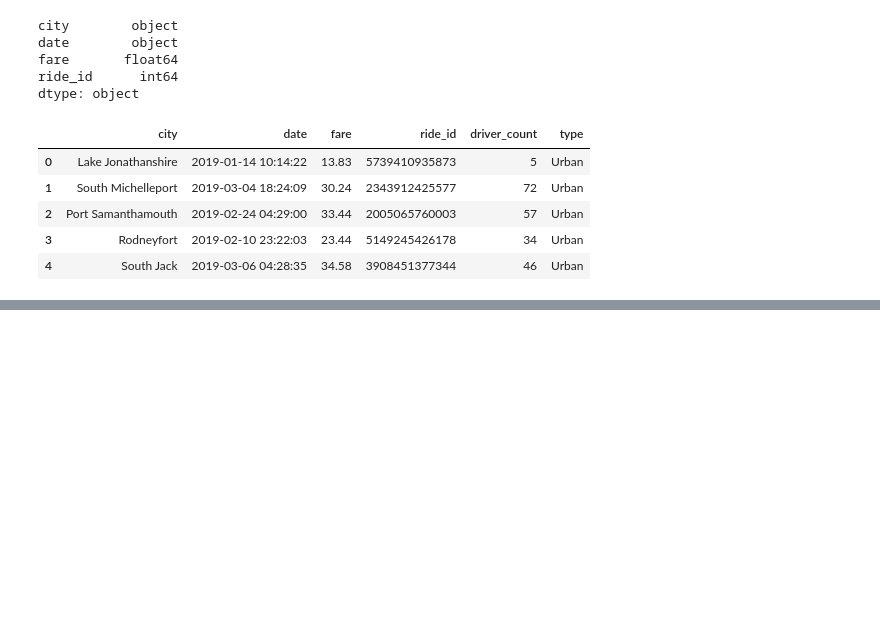
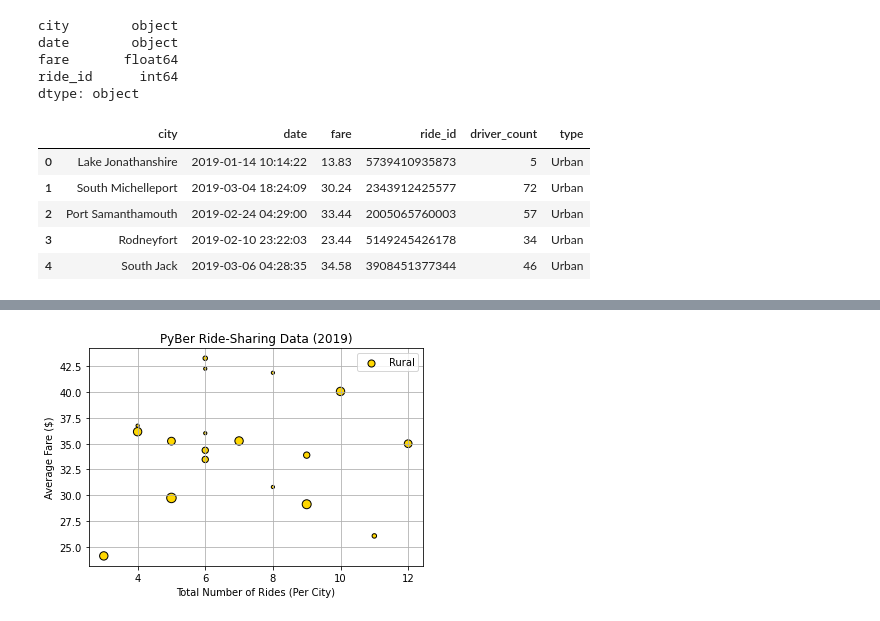
Before and after one commit to ines-tb/pyber-analysis, a Jupyter notebook: PyBer.ipynb, the cells around one changed output, grey strips where cells are left out. Drawn from its saved outputs; the diff is of its cells as text; code cells hidden in the pictures; blank space fills up the shorter version.

```diff
--- a/PyBer.ipynb
+++ b/PyBer.ipynb
@@ -121,0 +221,17 @@ pyberDataDF.head()
+# %%
+# Build the scatter plots for suburban cities.
+plt.scatter(ruralRideCount,
+    ruralAvgFare,
+    label="Rural",
+    color="gold",
+    edgecolors="black",
+    linewidths=1,
+    s=10*ruralDriverCount)
+plt.title("PyBer Ride-Sharing Data (2019)")
+plt.xlabel("Total Number of Rides (Per City)")
+plt.ylabel("Average Fare ($)")
+plt.grid(True)
+plt.legend()
+plt.show()
+# %% [output]
+[figure, added]
```
Also changed, not shown: parts of 9 cells of this notebook, 1 other file.
